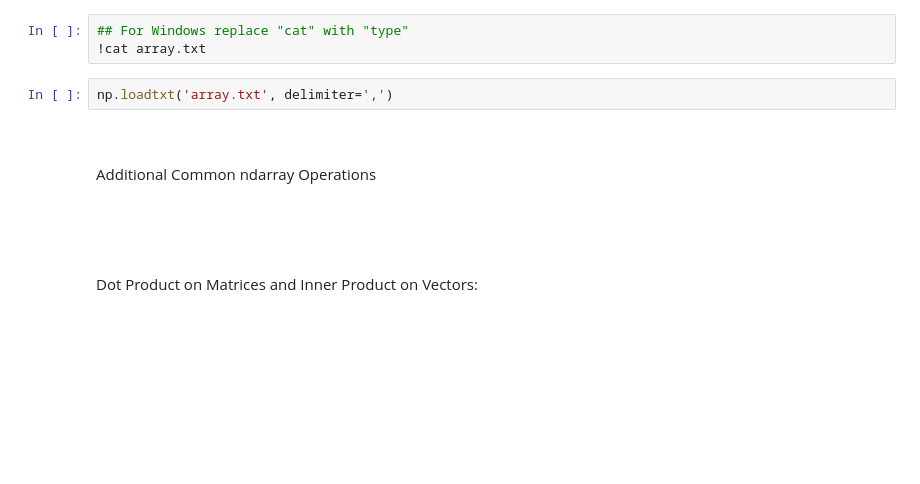
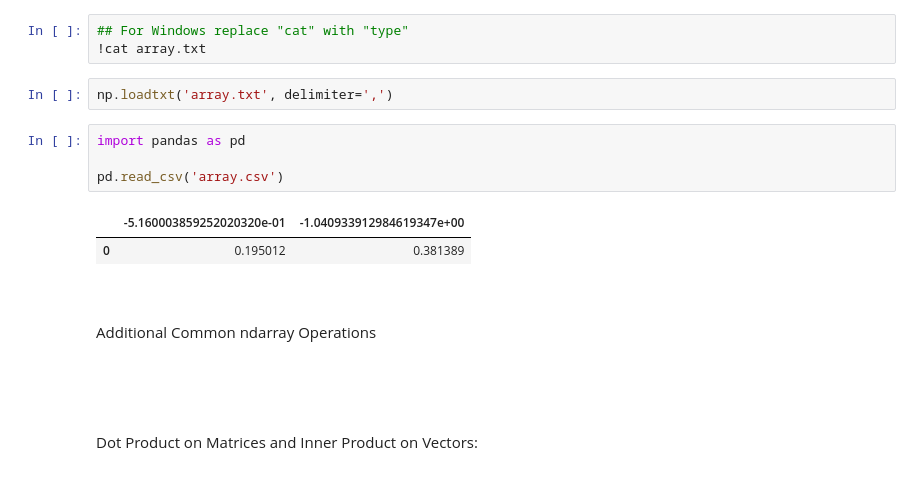
Before and after one commit to Data-Driven-Science-py/Introduccion-Python, a Jupyter notebook: 03_Numpy_Notebook.ipynb, the cells around one changed output. Drawn from its saved outputs; the diff is of its cells as text; blank space fills up the shorter version.

```diff
--- a/03_Numpy_Notebook.ipynb
+++ b/03_Numpy_Notebook.ipynb
@@ -524,6 +653,13 @@ np.savetxt('array.txt', X=x, delimiter=',')
 !cat array.txt
 # %%
 np.loadtxt('array.txt', delimiter=',')
+# %%
+import pandas as pd
+
+pd.read_csv('array.csv')
+# %% [output]
+|  | -5.160003859252020320e-01 | -1.040933912984619347e+00 |
+| 0 | 0.195012 | 0.381389 |
 # %% [markdown]
 <p style="font-family: Arial; font-size:2.75em;color:purple; font-style:bold"><br>
 
```
Also changed, not shown: parts of 45 cells of this notebook, 9 other files.
